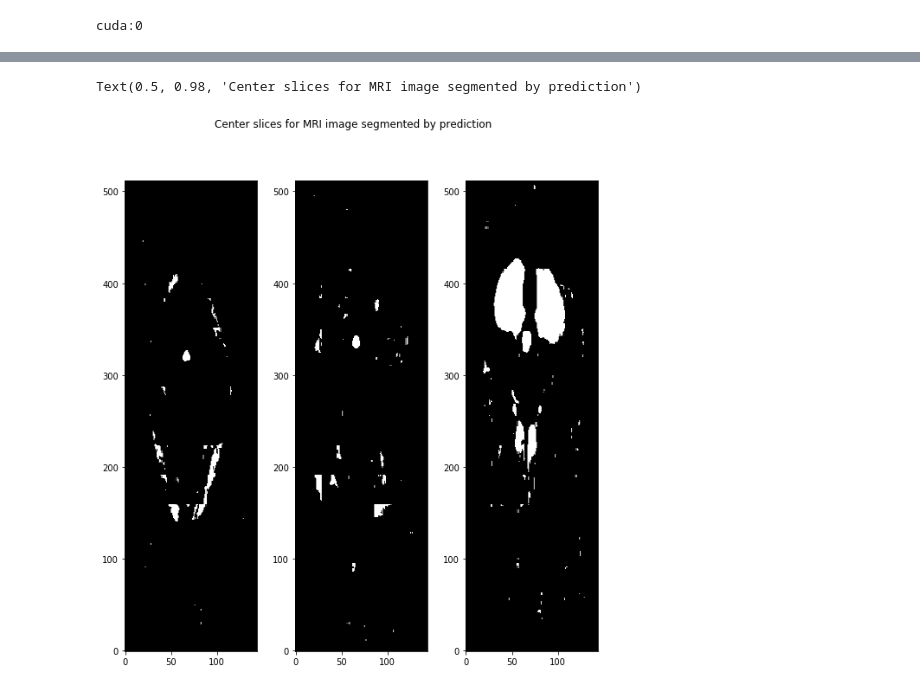
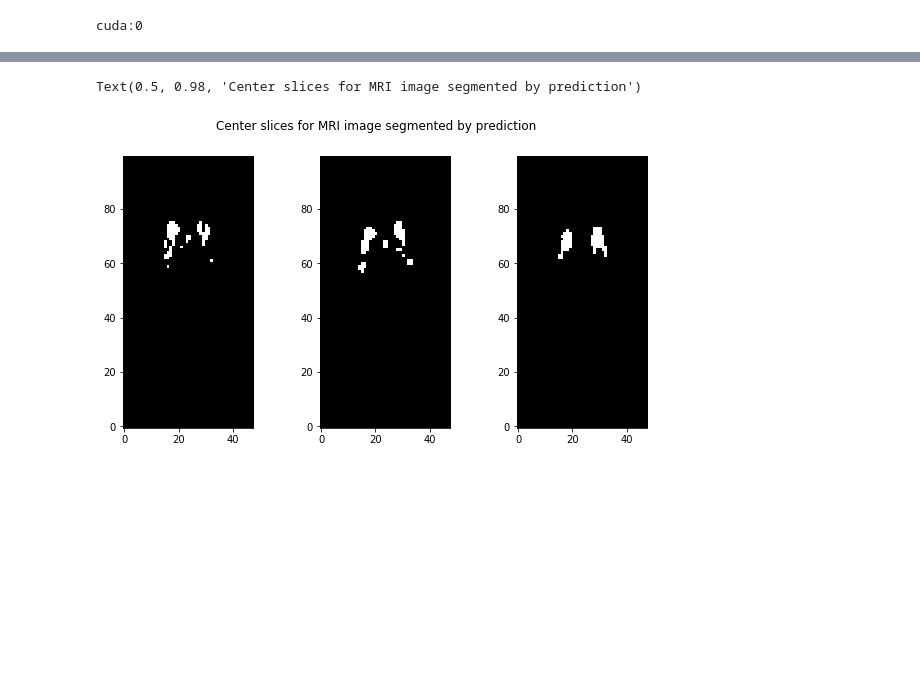
Before and after one commit to shivasanketh-rm/Brain-Lesion-Segmentation-using-Convolutional-Neural-Networks, a Jupyter notebook: unet3d.ipynb, the cells around one changed output, grey strips where cells are left out. Saved outputs shown, nothing was run; the diff lists cells and outputs as text; code cells hidden in the pictures; blank space fills up the shorter version.

```diff
--- a/unet3d.ipynb
+++ b/unet3d.ipynb
@@ -408,5 +266,5 @@ def preprocess_image(image_mask_paths):
 # %%
-train_img_mask_paths, val_img_mask_paths = split_train_val(image_paths[:2], mask_paths[:2], 0.95)
+train_img_mask_paths, val_img_mask_paths = split_train_val(image_paths, mask_paths, 0.6)
 
 print(train_img_mask_paths)
 #Training:
@@ -541,15 +380,18 @@ def eval_net(net, dataset):
         mask_pred = net(img.float())
 
         # For all pixels in predicted mask, set them to 1 if larger than 0.5. Otherwise set them to 0
-        mask_pred = mask_pred > 0.5
+        #mask_pred[mask_pred > 0.5] = 1
+        #mask_pred[mask_pred <= 0.5] = 0
+        #print("maskpred", type(mask_pred), mask_pred.shape)
+        #print("true", type(true_mask), true_mask.shape)
         # calculate dice_coeff()
         # note that you should add all the dice_coeff in validation/testing dataset together
         # call dice_coeff() here
-        masks_probs_flat = mask_pred.view(mask_pred.numel())
-        true_masks_flat = true_mask.view(true_mask.numel())
+        #masks_probs_flat = mask_pred.flatten()
+        #true_masks_flat = true_mask.flatten()
 
-        tot += dice_coeff(true_masks_flat,masks_probs_flat)
-        #tot += dice_coeff(true_mask,mask_pred)
+        #tot += dice_coeff(true_masks_flat,masks_probs_flat)
+        tot += dice_coeff(true_mask,mask_pred)
         # Return average dice_coeff()
     return tot / (i + 1)
 # %%
@@ -664,9 +504,10 @@ def predict_img(net,full_img,out_threshold=0.5):
     #full_img = np.transpose(full_img,[2,0,1])
 
     # convert numpy array to torch tensor, normalize to range (0,1)
-    full_img = full_img/np.amax(full_img)
-    X_img = torch.from_numpy(full_img).unsqueeze(0).unsqueeze(0).to(device)
-
+    #full_img = full_img/np.amax(full_img)
+    print(full_img.shape)
+    X_img = full_img.to(device)
+    print(X_img.shape)
 
     with torch.no_grad():
 
@@ -737,12 +586,13 @@ mask_recon = reconstruct(pred,unfold_shape_img)
 
 #Segment
 mask_recon = torch.from_numpy(np.asarray(mask_recon)).type(torch.FloatTensor)
-mask_interpolated = nn.functional.interpolate(mask_recon.unsqueeze(0).unsqueeze(0), size=img.shape, mode='trilinear')
-img_seg = mask_interpolated #* img
+#mask_interpolated = nn.functional.interpolate(mask_recon.unsqueeze(0).unsqueeze(0), size=img.shape, mode='trilinear')
+img_seg = mask_recon #* img
 img_seg = img_seg.squeeze().squeeze().numpy()
-img_seg_original = mask_orig#*img
-
-print(img_seg.shape)
+img_seg_original = mask_orig.squeeze().squeeze().numpy()#*img
+img = img.squeeze().squeeze().numpy()
+#img = img.numpy()
+print(type(img_seg), img_seg.shape)
 print(img.shape)
 print(img_seg_original.shape)
 
@@ -750,7 +600,7 @@ print(img_seg_original.shape)
 import matplotlib.pyplot as plt
 def show_slices(slices):
     """ Function to display row of image slices """
-    fig, axes = plt.subplots(1, len(slices), figsize=(10,10))
+    fig, axes = plt.subplots(1, len(slices), figsize=(10,5))
     for i, slice in enumerate(slices):
         axes[i].imshow(slice.T, cmap="gray", origin="lower")
 # %% [output]
@@ -769,10 +619,10 @@ Text(0.5, 0.98, 'Center slices for MRI image')
 # %%
-slice_0 = img_seg[:, :, 87]
-slice_1 = img_seg[:, :, 174]
-slice_2 = img_seg[:, :, 200]
+slice_0 = img_seg[:, 60, :]
+slice_1 = img_seg[:, 64, :]
+slice_2 = img_seg[:, 70, :]
 show_slices([slice_0, slice_1, slice_2])
 plt.suptitle("Center slices for MRI image segmented by prediction")
 # %% [output]
 Text(0.5, 0.98, 'Center slices for MRI image segmented by prediction')
-[figure, old version]
+[figure, new version]
 # %%
```
Also changed, not shown: parts of 23 cells of this notebook.
